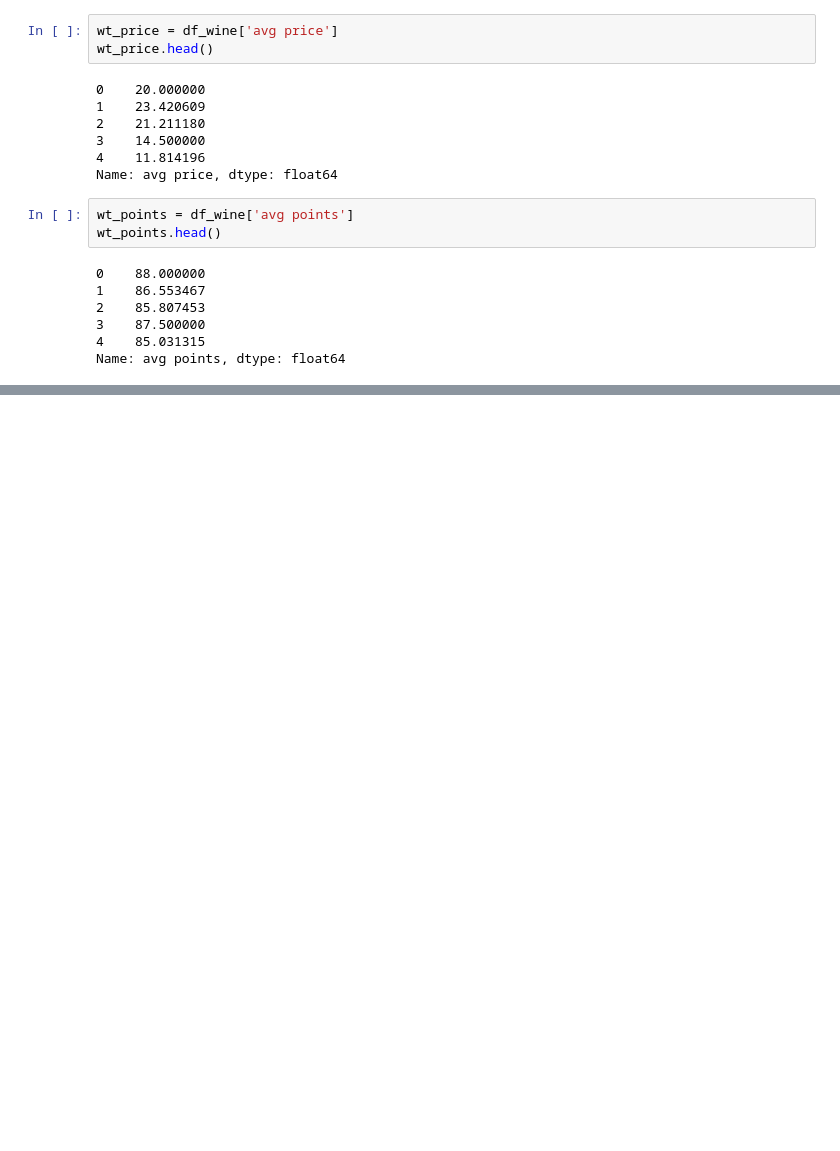
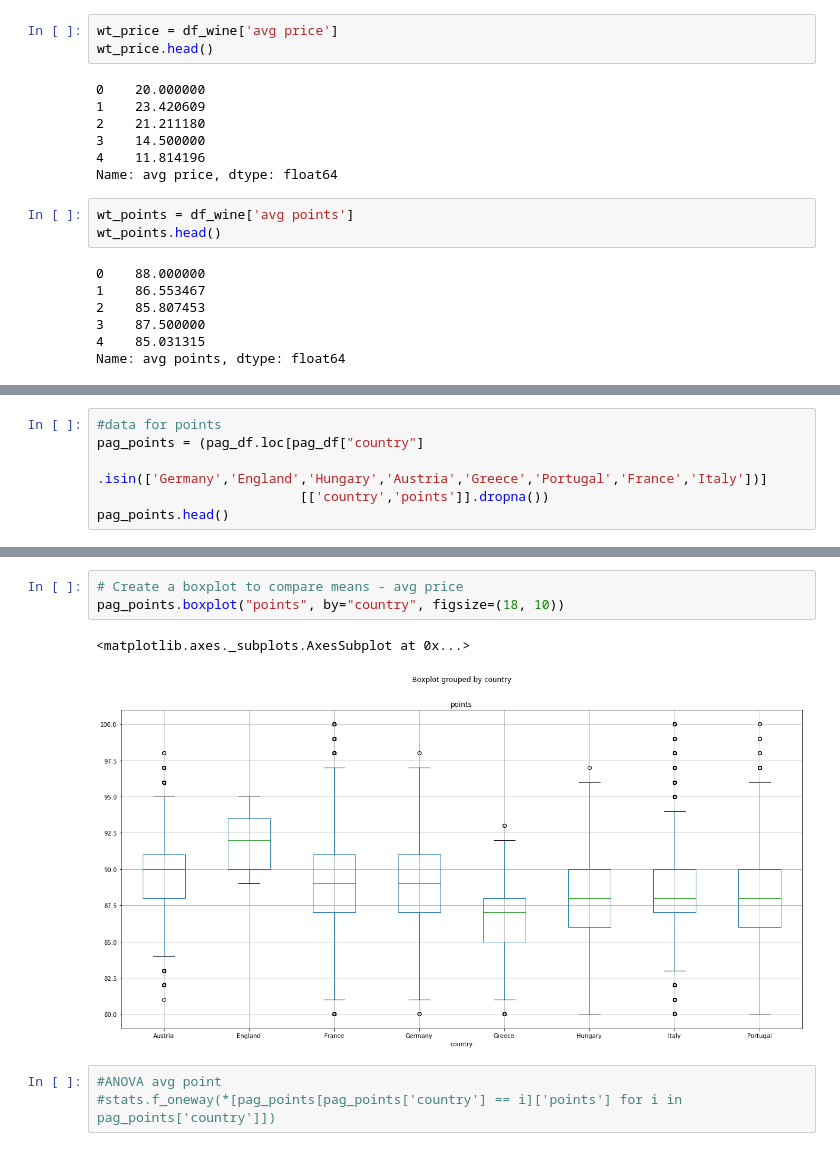
Before and after one commit to arlennav/WineReviews, a Jupyter notebook: GoogleMaps.ipynb, the cells around one changed output, grey strips where cells are left out. Saved outputs shown, nothing was run; the diff lists cells and outputs as text; blank space fills up the shorter version.

```diff
--- a/GoogleMaps.ipynb
+++ b/GoogleMaps.ipynb
@@ -93,0 +128,6 @@ fig
+# %%
+#data for points
+pag_points = (pag_df.loc[pag_df["country"]
+                         .isin(['Germany','England','Hungary','Austria','Greece','Portugal','France','Italy'])]
+                          [['country','points']].dropna())
+pag_points.head()
@@ -93,0 +141,9 @@ fig
+# %%
+# Create a boxplot to compare means - avg price
+pag_points.boxplot("points", by="country", figsize=(18, 10))
+# %% [output]
+<matplotlib.axes._subplots.AxesSubplot at 0x...>
+[figure, added]
+# %%
+#ANOVA avg point
+#stats.f_oneway(*[pag_points[pag_points['country'] == i]['points'] for i in pag_points['country']])
```
Also changed, not shown: parts of 7 cells of this notebook.
